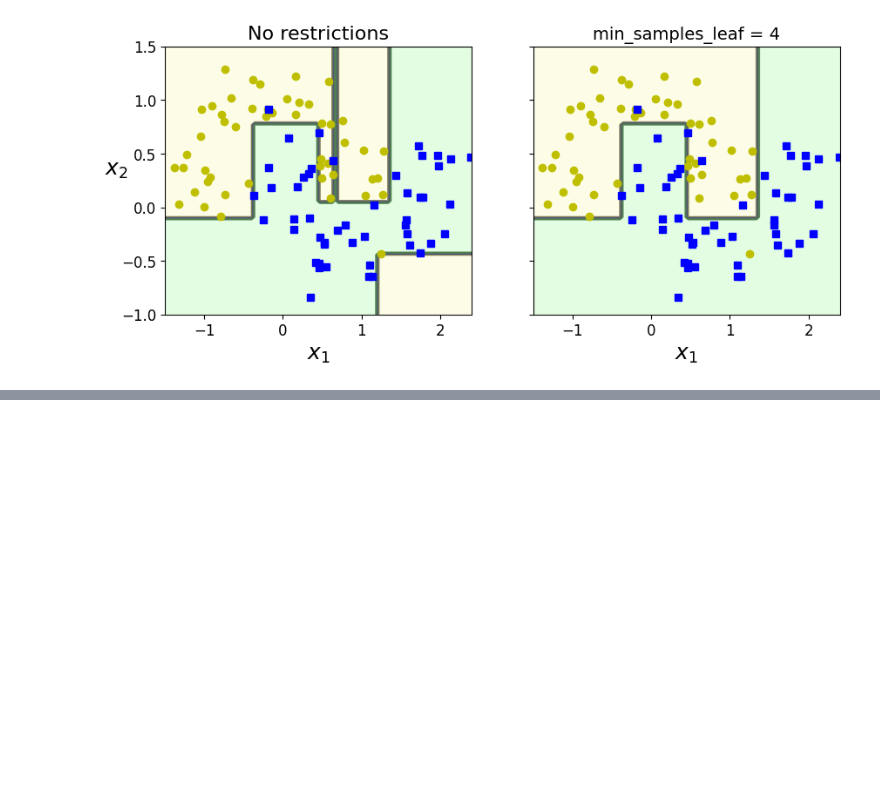
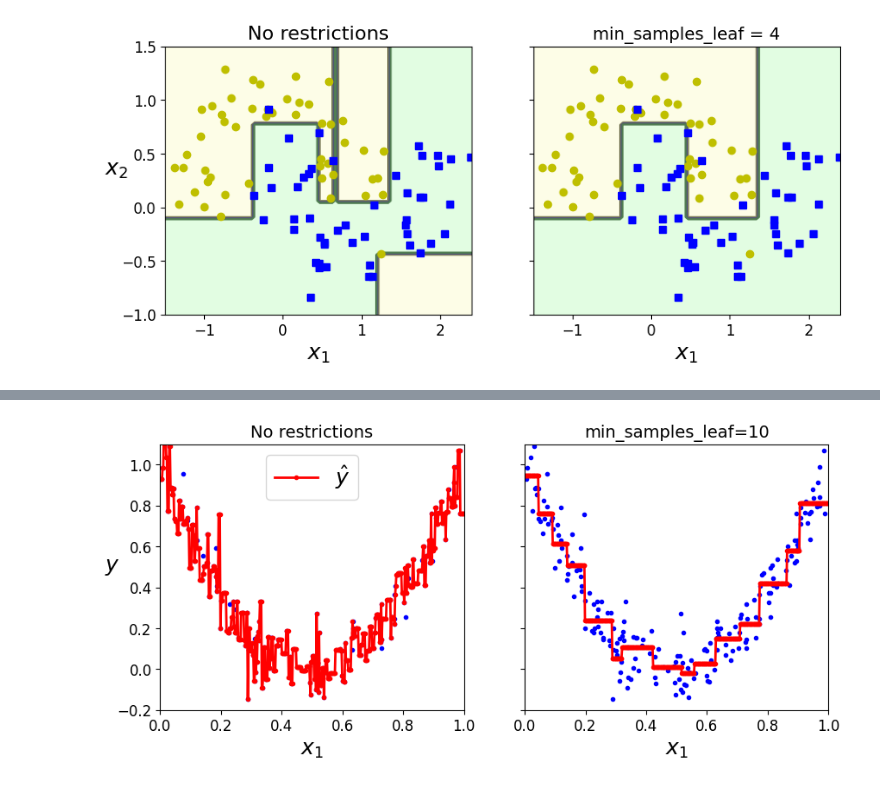
Before and after one commit to jonskerlj/ml_review, a Jupyter notebook: 06_decision_trees.ipynb, the cells around one changed output, grey strips where cells are left out. Drawn from its saved outputs; the diff is of its cells as text; code cells hidden in the pictures; blank space fills up the shorter version.

```diff
--- a/06_decision_trees.ipynb
+++ b/06_decision_trees.ipynb
@@ -243,0 +322,36 @@ plt.show()
+# %%
+# The CART algorithm works the same way as before, except that insted of tring to split the training set in a way that minimizes impurity,
+# it now tries to split the training set in a way that minimizes the MSE - queation on p. 187
+
+# Similar to classifiaction tasks - DTs are prone to overfitting when dealing with regression tasks
+# Example of non-regularized vs a regularized DT on the data:
+tree_reg1 = DecisionTreeRegressor(random_state=42)
+tree_reg2 = DecisionTreeRegressor(random_state=42, min_samples_leaf=10)
+tree_reg1.fit(X, y)
+tree_reg2.fit(X, y)
+
+x1 = np.linspace(0, 1, 500).reshape(-1, 1)
+y_pred1 = tree_reg1.predict(x1)
+y_pred2 = tree_reg2.predict(x1)
+
+fig, axes = plt.subplots(ncols=2, figsize=(10, 4), sharey=True)
+
+plt.sca(axes[0])
+plt.plot(X, y, "b.")
+plt.plot(x1, y_pred1, "r.-", linewidth=2, label=r"$\hat{y}$")
+plt.axis([0, 1, -0.2, 1.1])
+plt.xlabel("$x_1$", fontsize=18)
+plt.ylabel("$y$", fontsize=18, rotation=0)
+plt.legend(loc="upper center", fontsize=18)
+plt.title("No restrictions", fontsize=14)
+
+plt.sca(axes[1])
+plt.plot(X, y, "b.")
+plt.plot(x1, y_pred2, "r.-", linewidth=2, label=r"$\hat{y}$")
+plt.axis([0, 1, -0.2, 1.1])
+plt.xlabel("$x_1$", fontsize=18)
+plt.title("min_samples_leaf={}".format(tree_reg2.min_samples_leaf), fontsize=14)
+
+plt.show()
+# %% [output]
+[figure, added]
```
Also changed, not shown: parts of 12 cells of this notebook, 2 other files.
